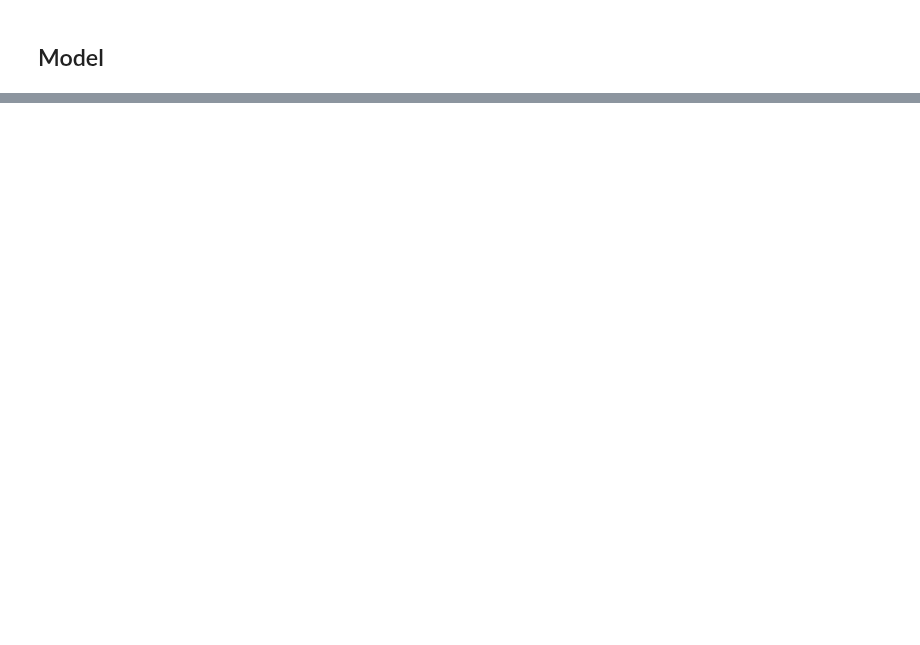
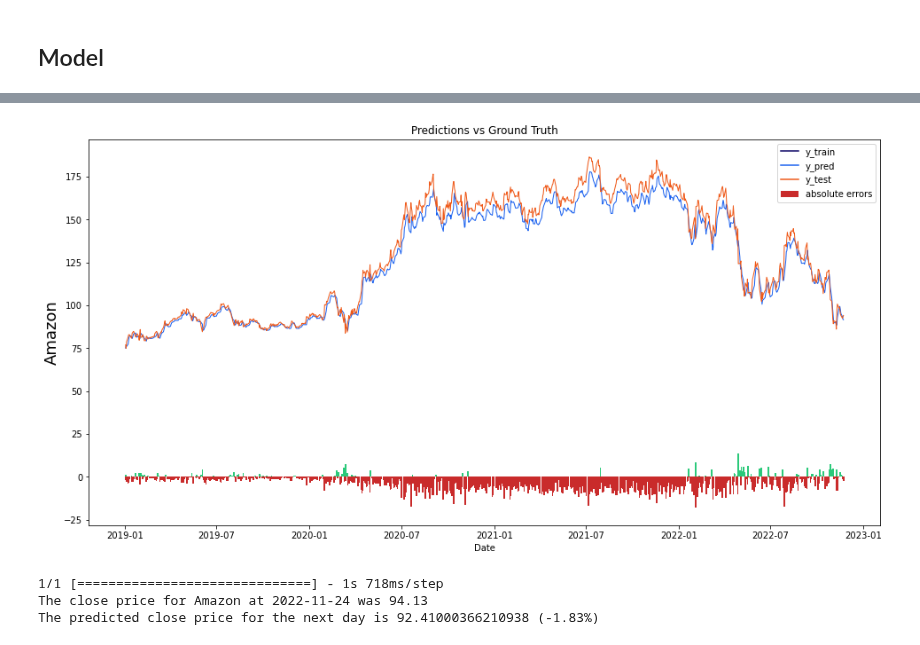
Before and after one commit to mustafaktaas/Python_StockPricePrediction_MachineLearning, a Jupyter notebook: StockMarketPrediction_UnivariateRecurrentNeuralNetworks.ipynb, the cells around one changed output, grey strips where cells are left out. Drawn from its saved outputs; the diff is of its cells as text; code cells hidden in the pictures; blank space fills up the shorter version.

```diff
--- a/StockMarketPrediction_UnivariateRecurrentNeuralNetworks.ipynb
+++ b/StockMarketPrediction_UnivariateRecurrentNeuralNetworks.ipynb
@@ -259,2 +220,15 @@ array([[[0.55910364],
 # %% [markdown]
 ## Model
+# %%
+model = Sequential()
+
+neurons = sequence_length
+
+model.add(LSTM(neurons, return_sequences=True, input_shape=(x_train.shape[1], 1)))
+model.add(LSTM(neurons, return_sequences=False))
+model.add(Dense(25, activation='relu'))
+model.add(Dense(1))
+
+model.compile(optimizer='adam', loss='mean_squared_error')
+# %%
+model.fit(x_train, y_train, batch_size=16, epochs=25)
@@ -260,0 +256,4 @@ array([[[0.55910364],
+# %%
+y_pred_scaled = model.predict(x_test)
+y_pred = mmscaler.inverse_transform(y_pred_scaled)
+y_test_unscaled = mmscaler.inverse_transform(y_test.reshape(-1, 1))
@@ -260,0 +293,48 @@ array([[[0.55910364],
+# %%
+display_start_date = "2019-01-01"
+
+train = pd.DataFrame(train_df[:train_data_length + 1]).rename(columns={'Close': 'y_train'})
+valid = pd.DataFrame(train_df[train_data_length:]).rename(columns={'Close': 'y_test'})
+valid.insert(1, "y_pred", y_pred, True)
+valid.insert(1, "residuals", valid["y_pred"] - valid["y_test"], True)
+df_union = pd.concat([train, valid])
+
+df_union_zoom = df_union[df_union.index > display_start_date]
+
+fig, ax1 = plt.subplots(figsize=(16, 8), sharex=True)
+plt.title("Predictions vs Ground Truth")
+sns.set_palette(["#090364", "#1960EF", "#EF5919"])
+plt.ylabel(stockname, fontsize=18)
+sns.lineplot(data=df_union_zoom[['y_train', 'y_pred', 'y_test']], linewidth=1.0, dashes=False, ax=ax1)
+
+df_sub = ["#2BC97A" if x > 0 else "#C92B2B" for x in df_union_zoom["residuals"].dropna()]
+ax1.bar(height=df_union_zoom['residuals'].dropna(), x=df_union_zoom['residuals'].dropna().index, width=3, label='absolute errors', color=df_sub)
+plt.legend()
+plt.show()
+# %% [output]
+[figure, added]
+# %%
+df_new = df.filter(['Close'])
+
+last_days_scaled = mmscaler.transform(df_new[-sequence_length:].values)
+
+X_test = []
+X_test.append(last_days_scaled)
+
+X_test = np.array(X_test)
+X_test = np.reshape(X_test, (X_test.shape[0], X_test.shape[1], 1))
+
+pred_price = model.predict(X_test)
+pred_price_unscaled = mmscaler.inverse_transform(pred_price)
+
+price_today = round(df_new['Close'][-1], 2)
+predicted_price = round(pred_price_unscaled.ravel()[0], 2)
+percent_change = round((predicted_price * 100)/price_today - 100, 2)
+
+prefix = '+' if percent_change > 0 else ''
+print(f'The close price for {stockname} at {today} was {price_today}')
+print(f'The predicted close price for the next day is {predicted_price} ({prefix}{percent_change}%)')
+# %% [output]
+1/1 [==============================] - 1s 718ms/step
+The close price for Amazon at 2022-11-24 was 94.13
+The predicted close price for the next day is 92.41000366210938 (-1.83%)
```
Also changed, not shown: parts of 23 cells of this notebook.
